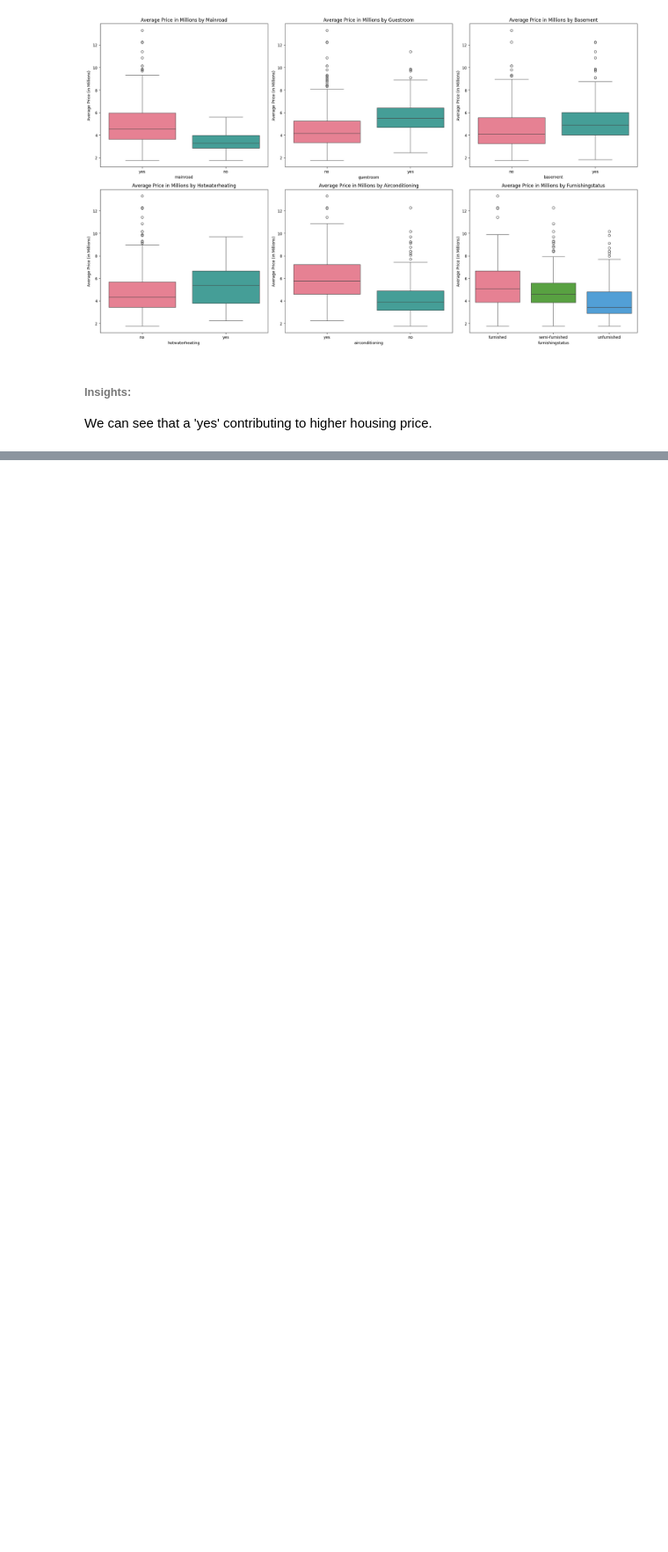
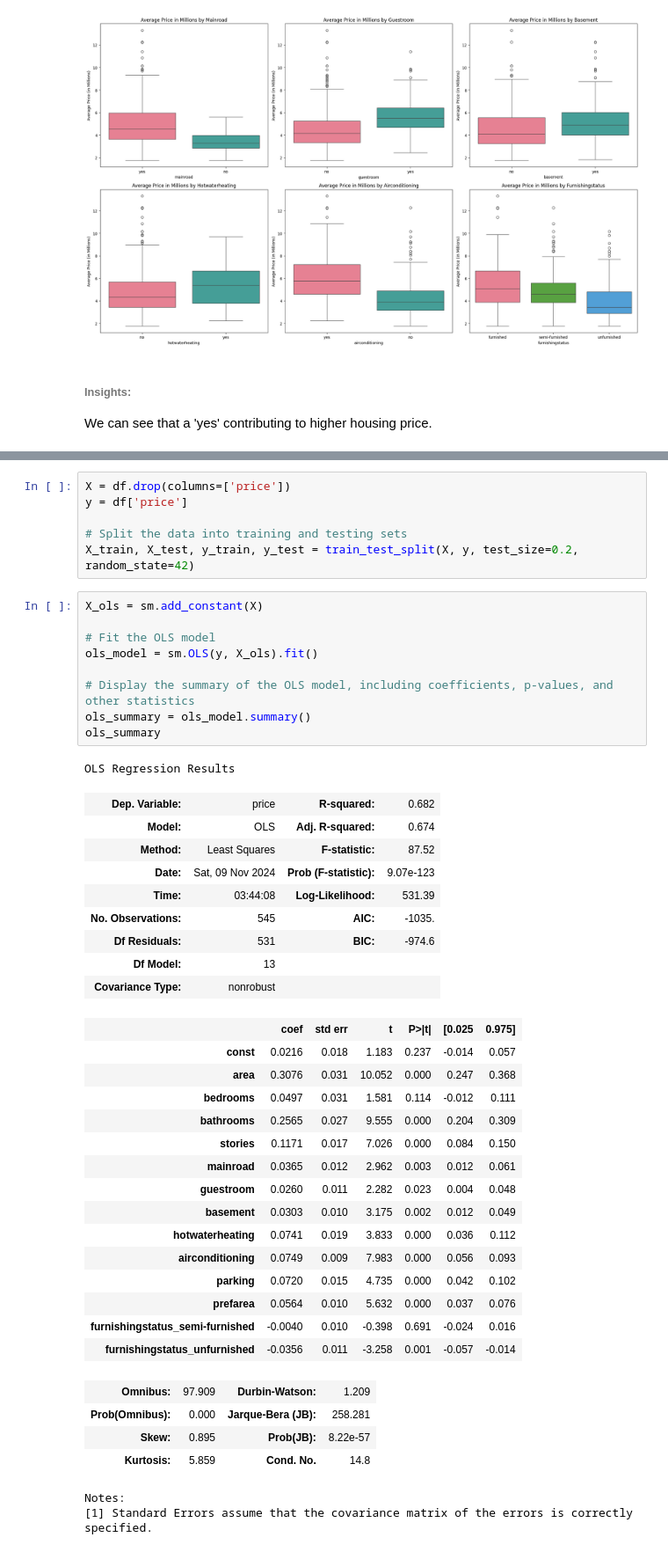
Before and after one commit to AzlinRusnan/Housing_Price_Analysis, a Jupyter notebook: Housing_Price_Analysis.ipynb, the cells around one changed output, grey strips where cells are left out. Shown at 88% size. Saved outputs shown, nothing was run; the diff lists cells and outputs as text; blank space fills up the shorter version.

```diff
--- a/Housing_Price_Analysis.ipynb
+++ b/Housing_Price_Analysis.ipynb
@@ -175,0 +240,47 @@ We can see that a 'yes' contributing to higher housing price.
+# %%
+X = df.drop(columns=['price'])
+y = df['price']
+
+# Split the data into training and testing sets
+X_train, X_test, y_train, y_test = train_test_split(X, y, test_size=0.2, random_state=42)
+# %%
+X_ols = sm.add_constant(X)
+
+# Fit the OLS model
+ols_model = sm.OLS(y, X_ols).fit()
+
+# Display the summary of the OLS model, including coefficients, p-values, and other statistics
+ols_summary = ols_model.summary()
+ols_summary
+# %% [output]
+OLS Regression Results
+| Dep. Variable: | price | R-squared: | 0.682 |
+| Model: | OLS | Adj. R-squared: | 0.674 |
+| Method: | Least Squares | F-statistic: | 87.52 |
+| Date: | Sat, 09 Nov 2024 | Prob (F-statistic): | 9.07e-123 |
+| Time: | 03:44:08 | Log-Likelihood: | 531.39 |
+| No. Observations: | 545 | AIC: | -1035. |
+| Df Residuals: | 531 | BIC: | -974.6 |
+| Df Model: | 13 |  |  |
+| Covariance Type: | nonrobust |  |  |
+|  | coef | std err | t | P>|t| | [0.025 | 0.975] |
+| const | 0.0216 | 0.018 | 1.183 | 0.237 | -0.014 | 0.057 |
+| area | 0.3076 | 0.031 | 10.052 | 0.000 | 0.247 | 0.368 |
+| bedrooms | 0.0497 | 0.031 | 1.581 | 0.114 | -0.012 | 0.111 |
+| bathrooms | 0.2565 | 0.027 | 9.555 | 0.000 | 0.204 | 0.309 |
+| stories | 0.1171 | 0.017 | 7.026 | 0.000 | 0.084 | 0.150 |
+| mainroad | 0.0365 | 0.012 | 2.962 | 0.003 | 0.012 | 0.061 |
+| guestroom | 0.0260 | 0.011 | 2.282 | 0.023 | 0.004 | 0.048 |
+| basement | 0.0303 | 0.010 | 3.175 | 0.002 | 0.012 | 0.049 |
+| hotwaterheating | 0.0741 | 0.019 | 3.833 | 0.000 | 0.036 | 0.112 |
+| airconditioning | 0.0749 | 0.009 | 7.983 | 0.000 | 0.056 | 0.093 |
+| parking | 0.0720 | 0.015 | 4.735 | 0.000 | 0.042 | 0.102 |
+| prefarea | 0.0564 | 0.010 | 5.632 | 0.000 | 0.037 | 0.076 |
+| furnishingstatus_semi-furnished | -0.0040 | 0.010 | -0.398 | 0.691 | -0.024 | 0.016 |
+| furnishingstatus_unfurnished | -0.0356 | 0.011 | -3.258 | 0.001 | -0.057 | -0.014 |
+| Omnibus: | 97.909 | Durbin-Watson: | 1.209 |
+| Prob(Omnibus): | 0.000 | Jarque-Bera (JB): | 258.281 |
+| Skew: | 0.895 | Prob(JB): | 8.22e-57 |
+| Kurtosis: | 5.859 | Cond. No. | 14.8 |
+Notes:
+[1] Standard Errors assume that the covariance matrix of the errors is correctly specified.
```
Also changed, not shown: parts of 11 cells of this notebook.
